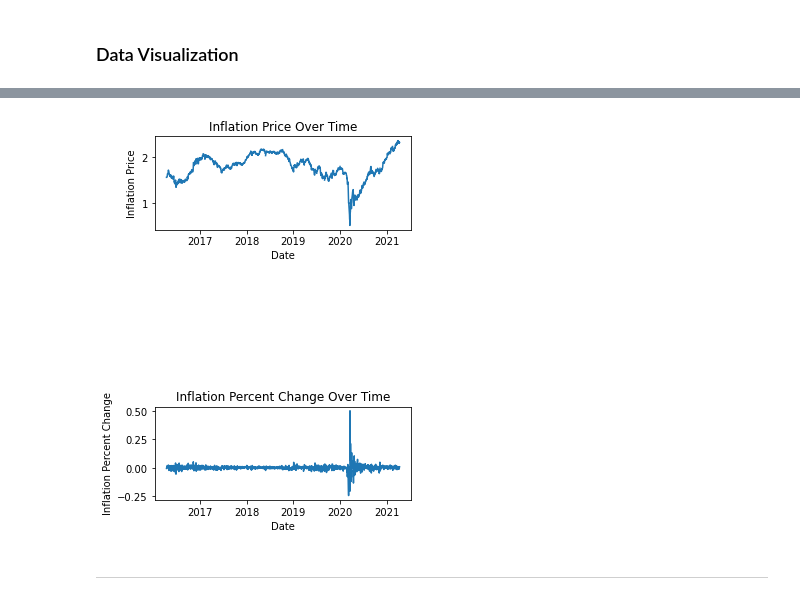
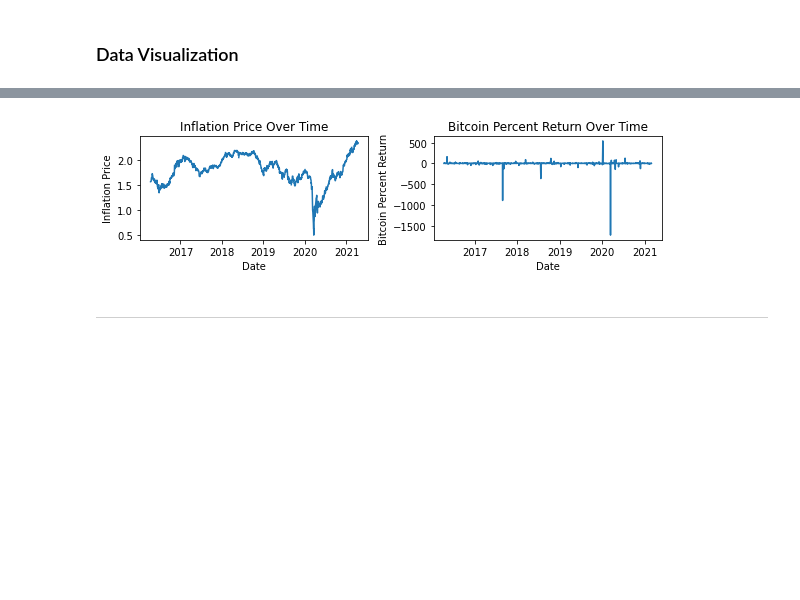
Before and after one commit to rickotten/I513-Project, a Jupyter notebook: Bitcoin-VS-Inflation-Investment-Classification.ipynb, the cells around one changed output, grey strips where cells are left out. Saved outputs shown, nothing was run; the diff lists cells and outputs as text; code cells hidden in the pictures; blank space fills up the shorter version.

```diff
--- a/Bitcoin-VS-Inflation-Investment-Classification.ipynb
+++ b/Bitcoin-VS-Inflation-Investment-Classification.ipynb
@@ -149,27 +92,27 @@ plt.show()
-# %%
-# A basic visualization of Date vs the inflation_df columns
-fig = plt.figure(figsize=(12, 6))
-
-# Inflation over time
-high_axis = fig.add_subplot(3, 3, 1)
-high_axis.plot(inflation_df.index, inflation_df['T10YIE'])
-high_axis.set_title('Inflation Price Over Time')
-high_axis.set_xlabel('Date')
-high_axis.set_ylabel('Inflation Price')
-
-
-
-# Inflation price change over time
-return_axis = fig.add_subplot(3, 3, 7)
-return_axis.plot(inflation_df.index, inflation_df['Return'])
-return_axis.set_title('Inflation Percent Change Over Time')
-return_axis.set_xlabel('Date')
-return_axis.set_ylabel('Inflation Percent Change')
-
-plt.tight_layout()
-plt.show()
-# %% [output]
-[figure, removed]
+# %%
+# A basic visualization of Date vs the inflation_df columns
+fig = plt.figure(figsize=(12, 6))
+
+# Inflation over time
+high_axis = fig.add_subplot(3, 3, 1)
+high_axis.plot(inflation_df.index, inflation_df['T10YIE'])
+high_axis.set_title('Inflation Price Over Time')
+high_axis.set_xlabel('Date')
+high_axis.set_ylabel('Inflation Price')
+
+
+
+# Return over time
+return_axis = fig.add_subplot(3, 3, 2)
+return_axis.plot(inflation_df.index, inflation_df['BTC_Return'])
+return_axis.set_title('Bitcoin Percent Return Over Time')
+return_axis.set_xlabel('Date')
+return_axis.set_ylabel('Bitcoin Percent Return')
+
+plt.tight_layout()
+plt.show()
+# %% [output]
+[figure, added]
 # %% [markdown]
 ---
 # %% [markdown]
```
Also changed, not shown: parts of 47 cells of this notebook.
